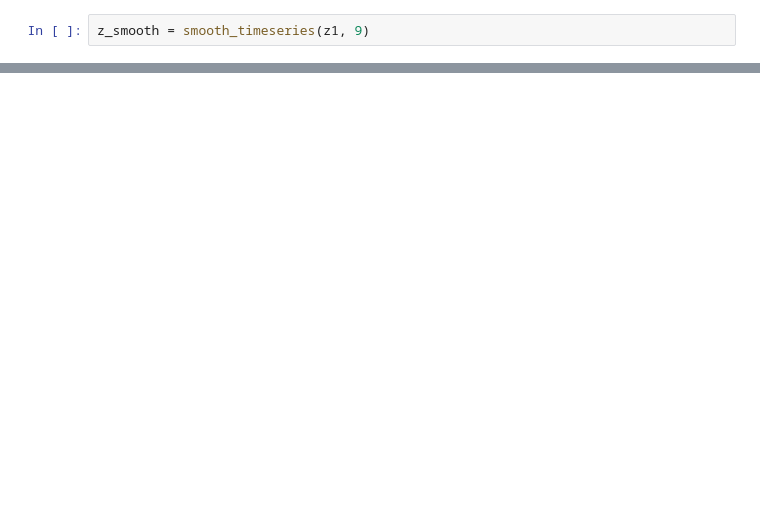
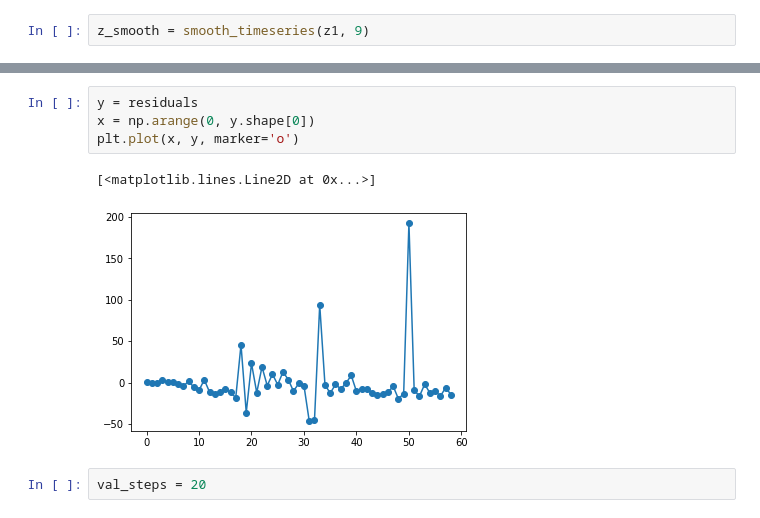
Before and after one commit to KevinHuang8/COVID19-prediction, a Jupyter notebook: models/curvefit.ipynb, the cells around one changed output, grey strips where cells are left out. Cells and saved outputs as stored; diff of their text form; blank space fills up the shorter version.

```diff
--- a/models/curvefit.ipynb
+++ b/models/curvefit.ipynb
@@ -410,0 +157,9 @@ print(p)
+# %%
+y = residuals
+x = np.arange(0, y.shape[0])
+plt.plot(x, y, marker='o')
+# %% [output]
+[<matplotlib.lines.Line2D at 0x...>]
+[figure, added]
+# %%
+val_steps = 20
```
Also changed, not shown: parts of 48 cells of this notebook, 19 other files.
